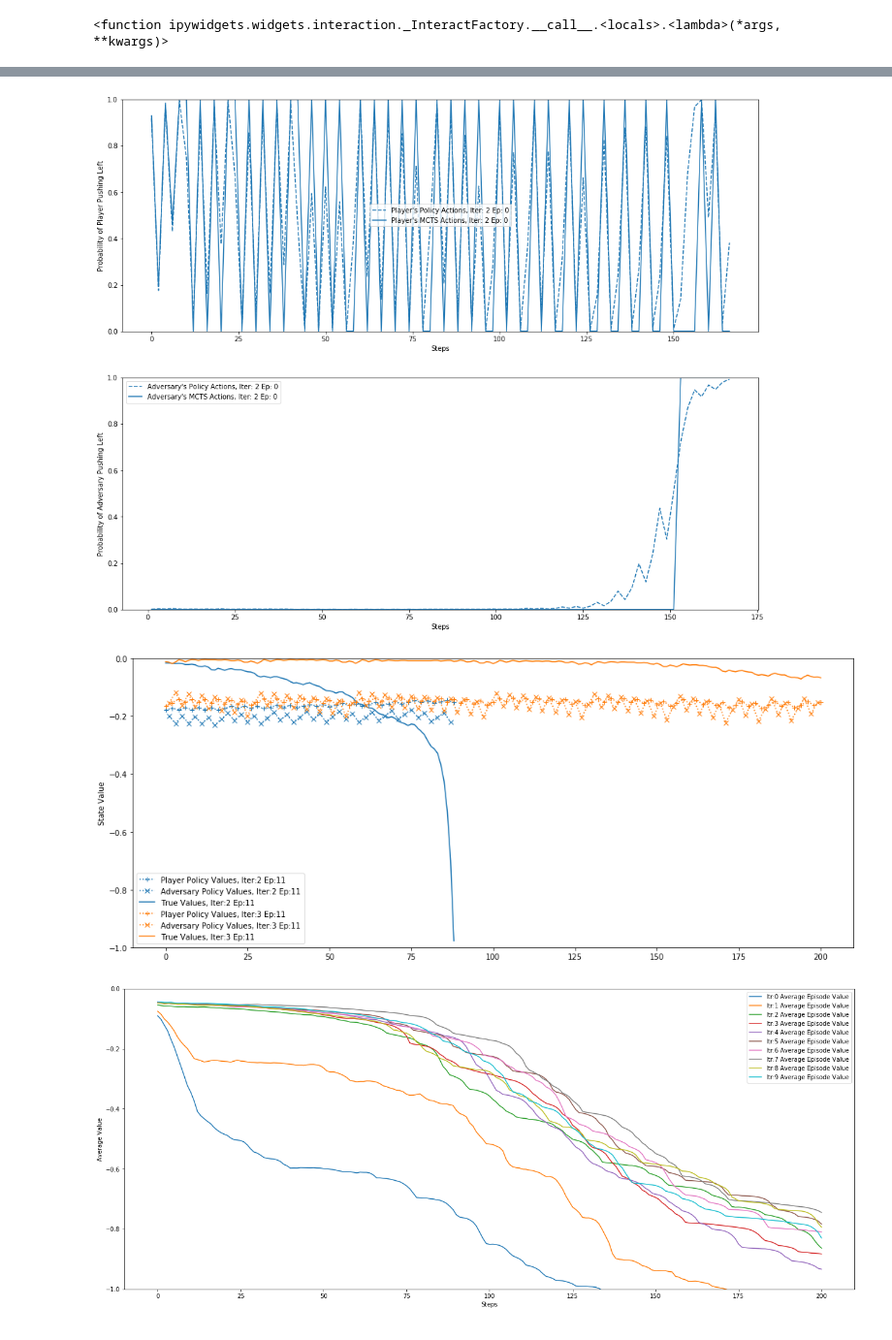
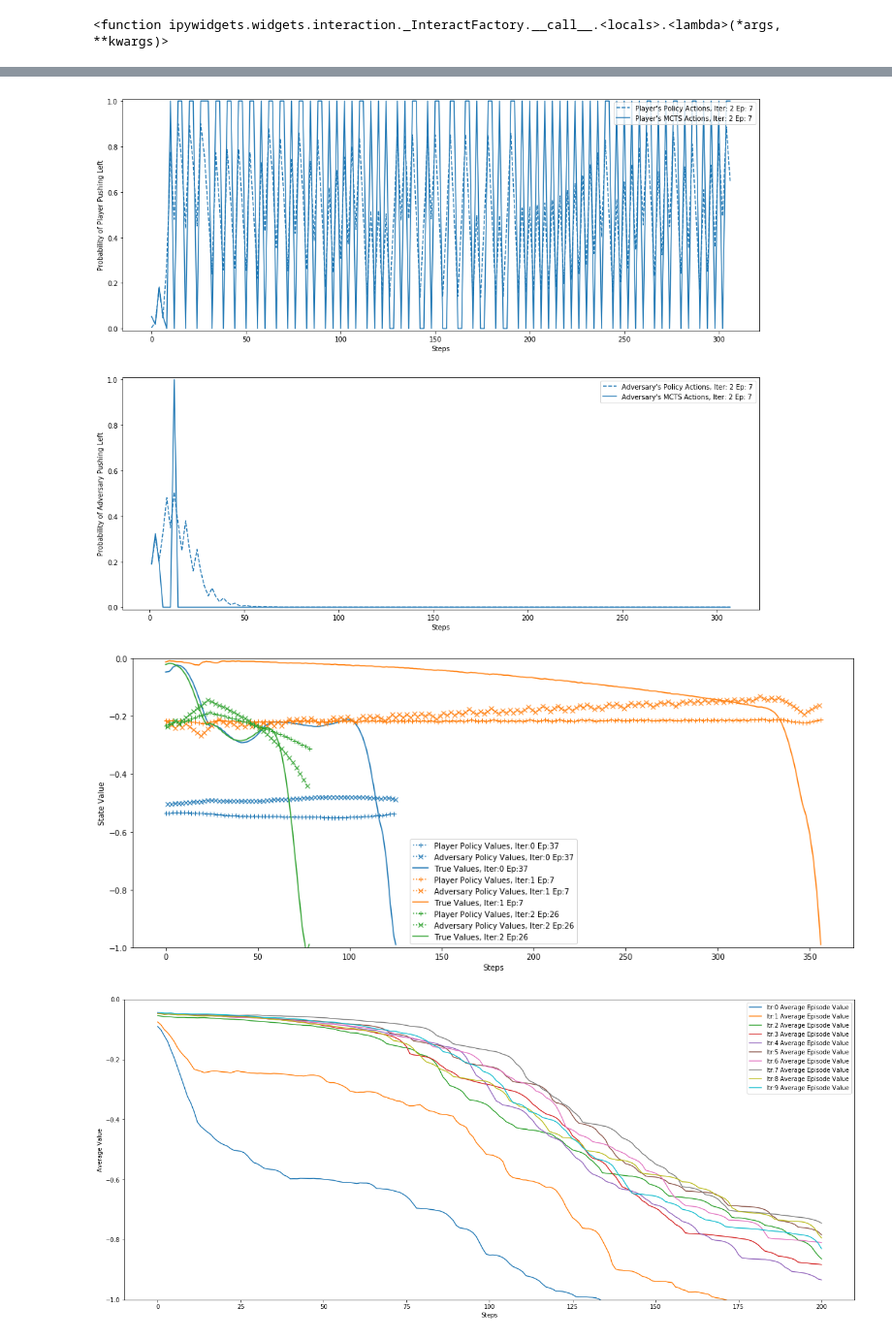
Before and after one commit to alexdarch/Project, a Jupyter notebook: ResultsAndTesting/AdversaryResultsVisualisation.ipynb, the cells around one changed output, grey strips where cells are left out. Shown at 97% size. Drawn from its saved outputs; the diff is of its cells as text; code cells hidden in the pictures.

```diff
--- a/ResultsAndTesting/AdversaryResultsVisualisation.ipynb
+++ b/ResultsAndTesting/AdversaryResultsVisualisation.ipynb
@@ -202,6 +202,7 @@ class VisualiseIteration:
                   label='True Values, Iter:' + str(self.iter) + ' Ep:' + str(episode))
         axes.legend()
         axes.set_ylabel('State Value')
+        axes.set_xlabel('Steps')
         axes.set_ylim(-1, 0)
 
         return axes
@@ -245,7 +246,7 @@ class VisualiseIteration:
             axes[axis].set_ylabel(
                 'Probability of {} Pushing {}'.format(agent[axis], self.action_names[self.default_action]))
             axes[axis].set_xlabel('Steps')
-            axes[axis].set_ylim(0, 1)
+            axes[axis].set_ylim(-0.01, 1.01)
 
         return axes
 
@@ -659,5 +660,5 @@ class VisualiseIterations:
 # %%
 # folder = os.path.join('ArchivedData', '0AdversaryXE\\')
 folder = os.path.join('..\Cartpole','Data', 'TrainingData\\')
-v = VisualiseIterations(folder, [0, 1, 2, 3, 4, 5, 6, 7, 8, 9])
+v = VisualiseIterations(folder, [0, 1, 2, 3, 4, 5])
 # %% [output]
@@ -680,11 +681,11 @@ v.plot_nnet_lossesvsbatch(iters=[2])
 # %%
-v.plot_actionsvssteps(iters=[2], episode=0)  # 'longest' if choosing the longest
+v.plot_actionsvssteps(iters=[2], episode=7)  # 'longest' if choosing the longest
 # %% [output]
-[figure, old version]
+[figure, new version]
 # %%
-v.plot_valuesvssteps(iters=[2, 3], episode=11)
+v.plot_valuesvssteps(iters=[0, 1, 2], episode='longest')
 # %% [output]
-[figure, old version]
+[figure, new version]
 # %%
 v.plot_episode_statsvsstep(iters=[0, 1, 2, 3, 4, 5, 6, 7, 8, 9], plot_stds=False, plot_all_eps=False)
 # %% [output]
```
Also changed, not shown: parts of 3 cells of this notebook, 6 other files.
